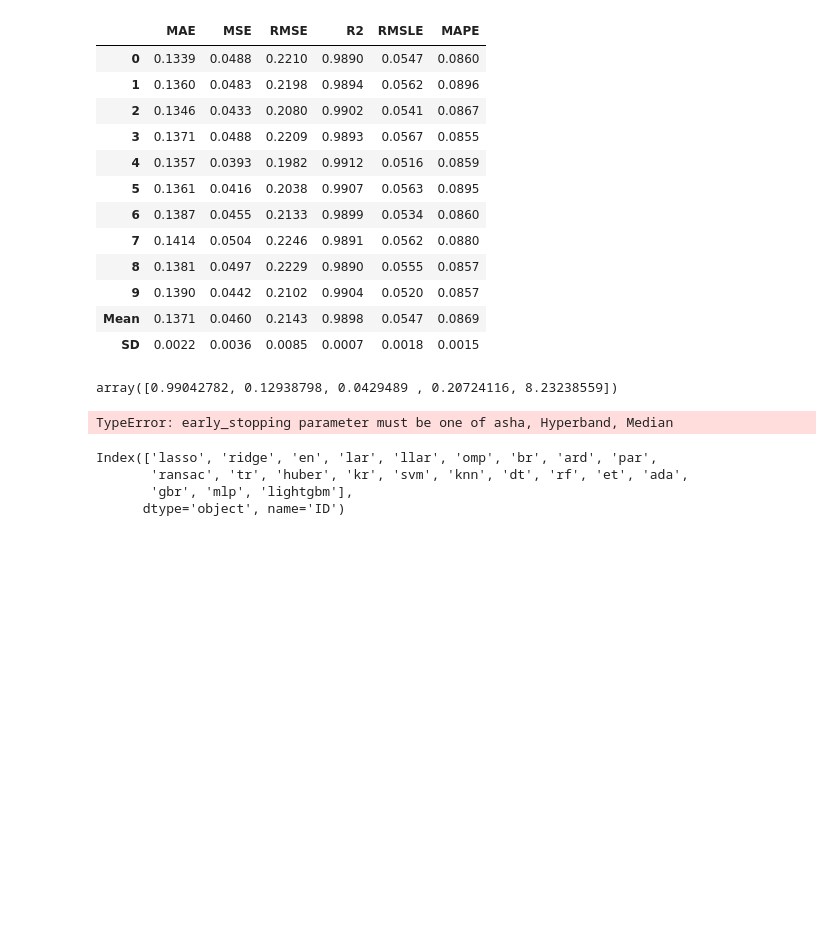
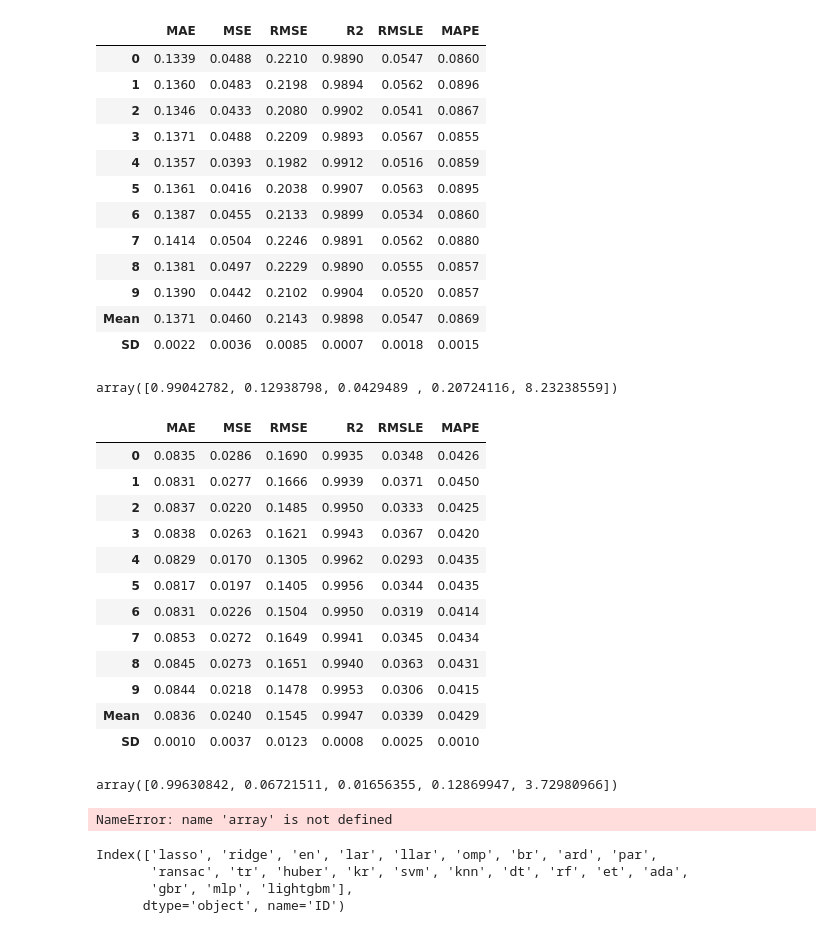
Before and after one commit to Schwalbe262/ML_MFT, a Jupyter notebook: regression.ipynb, the cells around one changed output. Drawn from its saved outputs; the diff is of its cells as text; code cells hidden in the pictures; blank space fills up the shorter version.

```diff
--- a/regression.ipynb
+++ b/regression.ipynb
@@ -216,12 +157,38 @@ pd.DataFrame(result,columns = ["algorithm","R2","MAE","MSE","RMSE","MPE(%)"]).so
 verify_model(model, data_seen, data_unseen, parameter)
 # %% [output]
 array([0.99042782, 0.12938798, 0.0429489 , 0.20724116, 8.23238559])
-# %%
-# tune model
-
-tune_model(model, n_iter=10, optimize="R2", early_stopping=False, verbose=True)
-# %% [output]
-TypeError: early_stopping parameter must be one of asha, Hyperband, Median
+# %%
+# tune model
+
+## - opt
+# n_iter : (default : 10)
+# optimize : (default : "R2")
+# early_stopping : (default : False)
+# choose_better : (default : False)
+# verbose : (default : False)
+
+tuned_model = tune_model(model, n_iter=10000, optimize="MAE", early_stopping=False, choose_better=True, verbose=True)
+
+verify_model(tuned_model, data_seen, data_unseen, parameter)
+# %% [output]
+|  | MAE | MSE | RMSE | R2 | RMSLE | MAPE |
+| 0 | 0.0835 | 0.0286 | 0.1690 | 0.9935 | 0.0348 | 0.0426 |
+| 1 | 0.0831 | 0.0277 | 0.1666 | 0.9939 | 0.0371 | 0.0450 |
+| 2 | 0.0837 | 0.0220 | 0.1485 | 0.9950 | 0.0333 | 0.0425 |
+| 3 | 0.0838 | 0.0263 | 0.1621 | 0.9943 | 0.0367 | 0.0420 |
+| 4 | 0.0829 | 0.0170 | 0.1305 | 0.9962 | 0.0293 | 0.0435 |
+| 5 | 0.0817 | 0.0197 | 0.1405 | 0.9956 | 0.0344 | 0.0435 |
+| 6 | 0.0831 | 0.0226 | 0.1504 | 0.9950 | 0.0319 | 0.0414 |
+| 7 | 0.0853 | 0.0272 | 0.1649 | 0.9941 | 0.0345 | 0.0434 |
+| 8 | 0.0845 | 0.0273 | 0.1651 | 0.9940 | 0.0363 | 0.0431 |
+| 9 | 0.0844 | 0.0218 | 0.1478 | 0.9953 | 0.0306 | 0.0415 |
+| Mean | 0.0836 | 0.0240 | 0.1545 | 0.9947 | 0.0339 | 0.0429 |
+| SD | 0.0010 | 0.0037 | 0.0123 | 0.0008 | 0.0025 | 0.0010 |
+array([0.99630842, 0.06721511, 0.01656355, 0.12869947, 3.72980966])
+# %%
+array([0.99536475, 0.0737844 , 0.02079766, 0.14421394, 3.80649947])
+# %% [output]
+NameError: name 'array' is not defined
 # %%
 algorithm_list = models().index
 
```
Also changed, not shown: parts of 6 cells of this notebook, 7 other files.
